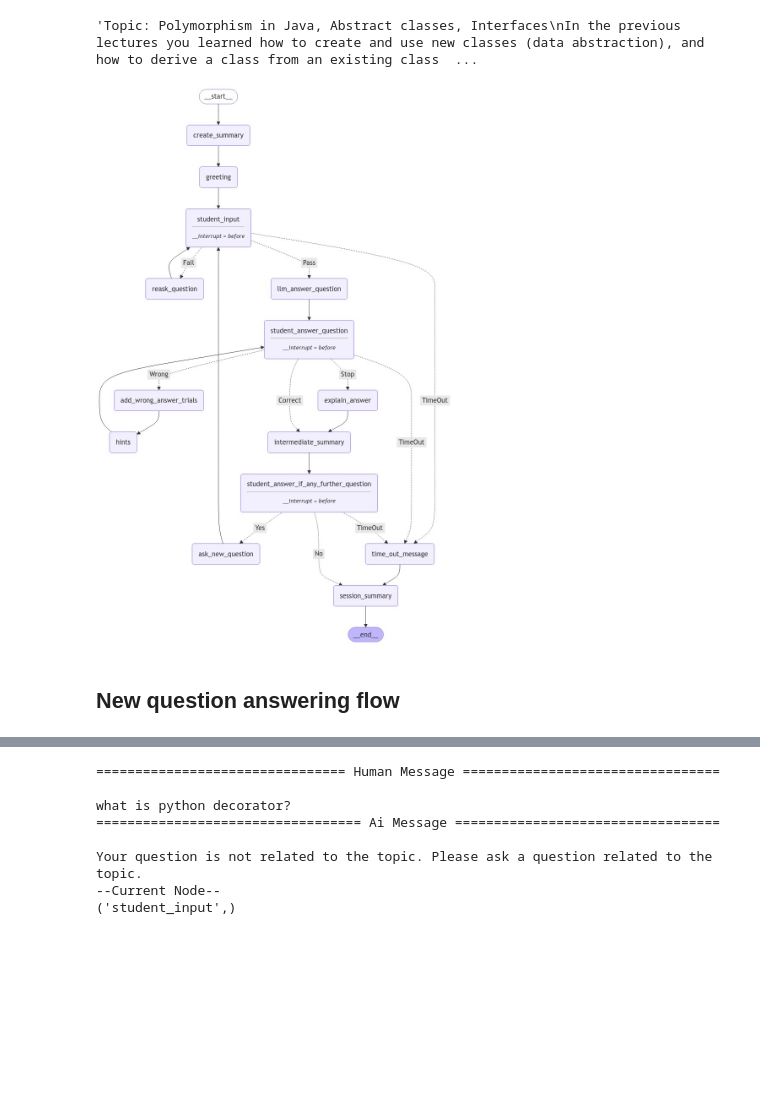
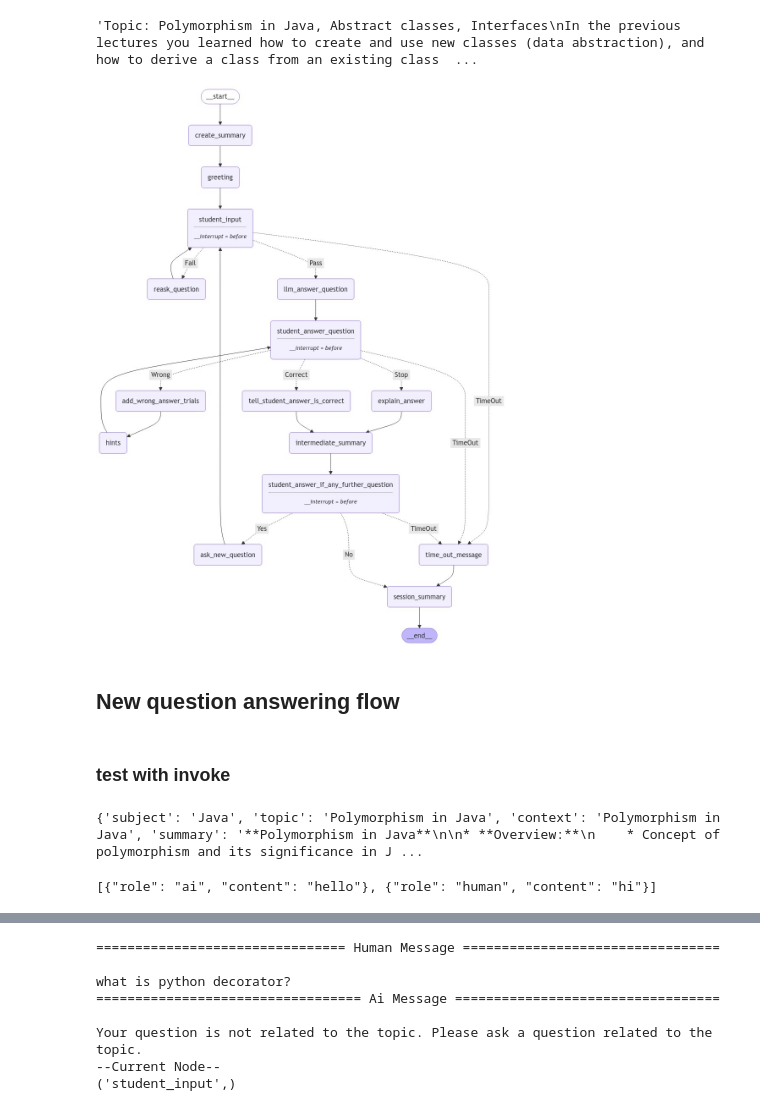
Before and after one commit to VictorCentennial/AI-Tutor-agentic-rag, a Jupyter notebook: flask-server/LangGraph_ai_tutor.ipynb, the cells around one changed output, grey strips where cells are left out. Drawn from its saved outputs; the diff is of its cells as text; code cells hidden in the pictures; blank space fills up the shorter version.

Commit message:
LangGraph modification with some testing oodes added

```diff
--- a/flask-server/LangGraph_ai_tutor.ipynb
+++ b/flask-server/LangGraph_ai_tutor.ipynb
@@ -219,6 +221,7 @@ def student_answer_question(state:AgentState):
     return state
 
 #helper function
+#TODO: use trim_message library
 def get_question_answer_context(state:AgentState):
     answer_trials = state["answer_trials"]
     number_of_related_messages = (answer_trials+1)*2
@@ -247,6 +250,9 @@ def further_question_correctness(state:AgentState, max_trials=3):
     result = response.content.strip()
     return "Correct" if result.startswith("Correct") else "Wrong"
     #need to add one trials for answer_trials
+
+def tell_student_answer_is_correct(state:AgentState):
+    return {"messages": [AIMessage(content="Your answer is correct.")]}
 
 def add_wrong_answer_trials(state:AgentState):
     return {"answer_trials": state["answer_trials"] + 1}
@@ -307,6 +313,7 @@ workflow.add_node("reask_question", reask_question)
 workflow.add_node("llm_answer_question", llm_answer_question)
 workflow.add_node("student_answer_question", student_answer_question)
 workflow.add_node("add_wrong_answer_trials", add_wrong_answer_trials)
+workflow.add_node("tell_student_answer_is_correct", tell_student_answer_is_correct)
 workflow.add_node("hints", hints)
 workflow.add_node("explain_answer", explain_answer)
 workflow.add_node("intermediate_summary", intermediate_summary)
@@ -338,40 +345,42 @@ workflow.add_conditional_edges(
     further_question_correctness,
     {
         "TimeOut": "time_out_message",
-        "Correct": "intermediate_summary",
+        "Correct": "tell_student_answer_is_correct",
         "Wrong": "add_wrong_answer_trials",
         "Stop": "explain_answer"
     }
 )
+
+workflow.add_edge("tell_student_answer_is_correct", "intermediate_summary")
 
 workflow.add_edge("add_wrong_answer_trials", "hints")
 workflow.add_edge("hints", "student_answer_question")
 workflow.add_edge("explain_answer", "intermediate_summary")
 workflow.add_edge("intermediate_summary", "student_answer_if_any_further_question")
 
 workflow.add_conditional_edges(
     "student_answer_if_any_further_question",
     any_further_question,
     {
         "TimeOut": "time_out_message",
         "Yes": "ask_new_question",
         "No": "session_summary"
     }
 )
 
 workflow.add_edge("time_out_message", "session_summary")
 workflow.add_edge("ask_new_question", "student_input")
 workflow.add_edge("session_summary", END)
 
 from langgraph.checkpoint.memory import MemorySaver
 
 memory = MemorySaver()
 app = workflow.compile(checkpointer=memory, interrupt_before=["student_input", "student_answer_question", "student_answer_if_any_further_question"])
 
 from IPython.display import Image, display
 display(Image(app.get_graph().draw_mermaid_png()))
 # %% [output]
-[figure, old version]
+[figure, new version]
 # %% [markdown]
 ## New question answering flow
 # %%
@@ -398,3 +410,46 @@ def run_graph(app, thread):
     current_state = app.get_state(thread)
     print("--Current Node--")
     print(current_state.next)  # This will show the next node to be executed
+# %% [markdown]
+### test with invoke
+# %%
+import json
+
+memory = MemorySaver()
+app = workflow.compile(checkpointer=memory, interrupt_before=["student_input", "student_answer_question", "student_answer_if_any_further_question"])
+
+
+# Input
+initial_input = {"subject":"Java", "topic": "Polymorphism in Java", "context":"Polymorphism in Java", "summary": "", "messages": [], "answer_trials": 0, "start_time": datetime.now(), "duration_minutes": 30}
+
+# Thread
+thread = {"configurable": {"thread_id": "1"}}
+
+
+#test with invoke
+response = app.invoke(initial_input, thread, stream_mode="values")
+
+print(response)
+# %% [output]
+{'subject': 'Java', 'topic': 'Polymorphism in Java', 'context': 'Polymorphism in Java', 'summary': '**Polymorphism in Java**\n\n* **Overview:**\n    * Concept of polymorphism and its significance in J ...
+# %%
+import json
+from langchain.schema import AIMessage, HumanMessage
+
+# Example messages
+messages = [AIMessage("hello"), HumanMessage("hi")]
+
+# Convert to JSON serializable format
+messages_json = [
+    {"role": "ai", "content": message.content} if isinstance(message, AIMessage)
+    else {"role": "human", "content": message.content}
+    for message in messages
+]
+
+# Convert to JSON string (optional, depends on how your REST API handles JSON)
+messages_json_string = json.dumps(messages_json)
+
+# Now, messages_json_string can be passed through the API
+print(messages_json_string)
+# %% [output]
+[{"role": "ai", "content": "hello"}, {"role": "human", "content": "hi"}]
```
Also changed, not shown: parts of 23 cells of this notebook.
